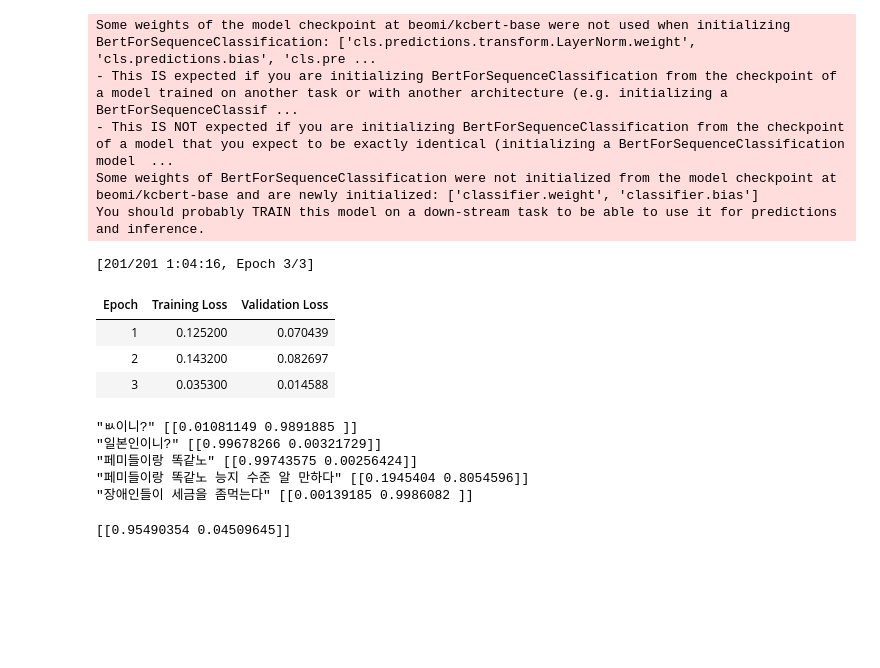
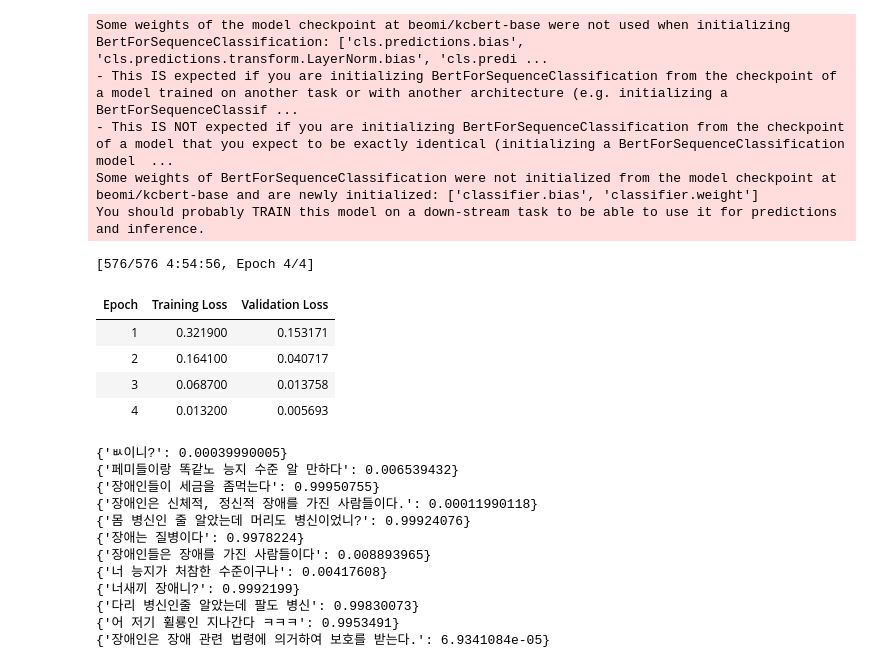
Before and after one commit to neinlee/Abelism-Miner_underline, a Jupyter notebook: ableism-miner_model.ipynb, the cells around one changed output. Drawn from its saved outputs; the diff is of its cells as text; code cells hidden in the pictures; blank space fills up the shorter version.

```diff
--- a/ableism-miner_model.ipynb
+++ b/ableism-miner_model.ipynb
@@ -13,0 +130,4 @@ df = pd.concat([df1[['comments', 'hate']], df2,])
+# %%
+hate = pd.concat([nc_merged, dc_merged, wiki, gpt], ignore_index=True)
+# %%
+hate = hate.sample(frac=1, random_state=42).reset_index(drop=True)
@@ -21,7 +146,6 @@ df = pd.concat([df1[['comments', 'hate']], df2,])
 # %%
-#df = pd.read_csv('./ndata_final_labeled.csv')
-comments = df['comments'].tolist()
-labels = df['hate'].tolist()
+comments = hate['comments'].tolist()
+labels = hate['hate'].tolist()
 
 #학습 & 검증 데이터셋 분리
 train_texts, eval_texts, train_labels, eval_labels = train_test_split(comments, labels, test_size=0.2, random_state=42)
@@ -48,11 +166,11 @@ def tokenize(texts, labels):
     return encodings, torch.tensor(labels)  # Convert labels to a tensor
 # %%
 # Example assuming a straightforward approach
-train_texts = df['comments'].astype(str).tolist()
-train_labels = df['hate'].tolist()
+train_texts = hate['comments'].astype(str).tolist()
+train_labels = hate['hate'].tolist()
 
-eval_texts = df['comments'].astype(str).tolist()
-eval_labels = df['hate'].tolist()
+eval_texts = hate['comments'].astype(str).tolist()
+eval_labels = hate['hate'].tolist()
 
 # 토큰화
 train_encodings, train_labels = tokenize(train_texts, train_labels)
@@ -84,40 +202,41 @@ from transformers import AutoModelForSequenceClassification, TrainingArguments,
 model = AutoModelForSequenceClassification.from_pretrained("beomi/kcbert-base", num_labels=2)
 
 # Set up training arguments
 training_args = TrainingArguments(
     output_dir='./results',
-    num_train_epochs=3,
+    num_train_epochs=4,
     per_device_train_batch_size=16,
     per_device_eval_batch_size=16,
     evaluation_strategy="epoch",
     save_strategy="epoch",
     logging_dir='./logs',
     logging_steps=10,
 )
 
 # Initialize the Trainer
 trainer = Trainer(
     model=model,
     args=training_args,
     train_dataset=train_dataset,
     eval_dataset=eval_dataset,
 )
 
 # Train the model
 trainer.train()
 
 # 모델 저장
-model.save_pretrained('./kcbert_hate_speech_model')
+model.save_pretrained('./kcbert_base_abelism_model')
 # %% [output]
-Some weights of the model checkpoint at beomi/kcbert-base were not used when initializing BertForSequenceClassification: ['cls.predictions.transform.LayerNorm.weight', 'cls.predictions.bias', 'cls.pre ...
+Some weights of the model checkpoint at beomi/kcbert-base were not used when initializing BertForSequenceClassification: ['cls.predictions.bias', 'cls.predictions.transform.LayerNorm.bias', 'cls.predi ...
 - This IS expected if you are initializing BertForSequenceClassification from the checkpoint of a model trained on another task or with another architecture (e.g. initializing a BertForSequenceClassif ...
 - This IS NOT expected if you are initializing BertForSequenceClassification from the checkpoint of a model that you expect to be exactly identical (initializing a BertForSequenceClassification model  ...
-Some weights of BertForSequenceClassification were not initialized from the model checkpoint at beomi/kcbert-base and are newly initialized: ['classifier.weight', 'classifier.bias']
+Some weights of BertForSequenceClassification were not initialized from the model checkpoint at beomi/kcbert-base and are newly initialized: ['classifier.bias', 'classifier.weight']
 You should probably TRAIN this model on a down-stream task to be able to use it for predictions and inference.
-[201/201 1:04:16, Epoch 3/3]
+[576/576 4:54:56, Epoch 4/4]
 | Epoch | Training Loss | Validation Loss |
-| 1 | 0.125200 | 0.070439 |
-| 2 | 0.143200 | 0.082697 |
-| 3 | 0.035300 | 0.014588 |
+| 1 | 0.321900 | 0.153171 |
+| 2 | 0.164100 | 0.040717 |
+| 3 | 0.068700 | 0.013758 |
+| 4 | 0.013200 | 0.005693 |
 # %%
 # 학습된 모델 및 토크나이저 로드
@@ -133,16 +244,0 @@ def predict(text):
-# %%
-print("\"ㅄ이니?\"", predict("ㅄ이니?"))
-print("\"일본인이니?\"", predict("일본인이니?"))
-print("\"페미들이랑 똑같노\"", predict("페미들이랑 똑같노"))
-print("\"페미들이랑 똑같노 능지 수준 알 만하다\"", predict("페미들이랑 똑같노 능지 수준 알 만하다"))
-print("\"장애인들이 세금을 좀먹는다\"", predict("장애인들이 세금을 좀먹는다"))
-# %% [output]
-"ㅄ이니?" [[0.01081149 0.9891885 ]]
-"일본인이니?" [[0.99678266 0.00321729]]
-"페미들이랑 똑같노" [[0.99743575 0.00256424]]
-"페미들이랑 똑같노 능지 수준 알 만하다" [[0.1945404 0.8054596]]
-"장애인들이 세금을 좀먹는다" [[0.00139185 0.9986082 ]]
-# %%
-print(predict('너 능지가 처참한 수준이구나'))
-# %% [output]
-[[0.95490354 0.04509645]]
@@ -148,0 +254,26 @@ print(predict('너 능지가 처참한 수준이구나'))
+# %%
+print(predict("ㅄ이니?"))
+print(predict("페미들이랑 똑같노 능지 수준 알 만하다"))
+print(predict("장애인들이 세금을 좀먹는다"))
+print(predict('장애인은 신체적, 정신적 장애를 가진 사람들이다.'))
+print(predict("몸 병신인 줄 알았는데 머리도 병신이었니?"))
+print(predict("장애는 질병이다"))
+print(predict("장애인들은 장애를 가진 사람들이다"))
+print(predict('너 능지가 처참한 수준이구나'))
+print(predict('너새끼 장애니?'))
+print(predict('다리 병신인줄 알았는데 팔도 병신'))
+print(predict('어 저기 휠룡인 지나간다 ㅋㅋㅋ'))
+print(predict('장애인은 장애 관련 법령에 의거하여 보호를 받는다.'))
+# %% [output]
+{'ㅄ이니?': 0.00039990005}
+{'페미들이랑 똑같노 능지 수준 알 만하다': 0.006539432}
+{'장애인들이 세금을 좀먹는다': 0.99950755}
+{'장애인은 신체적, 정신적 장애를 가진 사람들이다.': 0.00011990118}
+{'몸 병신인 줄 알았는데 머리도 병신이었니?': 0.99924076}
+{'장애는 질병이다': 0.9978224}
+{'장애인들은 장애를 가진 사람들이다': 0.008893965}
+{'너 능지가 처참한 수준이구나': 0.00417608}
+{'너새끼 장애니?': 0.9992199}
+{'다리 병신인줄 알았는데 팔도 병신': 0.99830073}
+{'어 저기 휠룡인 지나간다 ㅋㅋㅋ': 0.9953491}
+{'장애인은 장애 관련 법령에 의거하여 보호를 받는다.': 6.9341084e-05}
```
Also changed, not shown: parts of 45 cells of this notebook.
